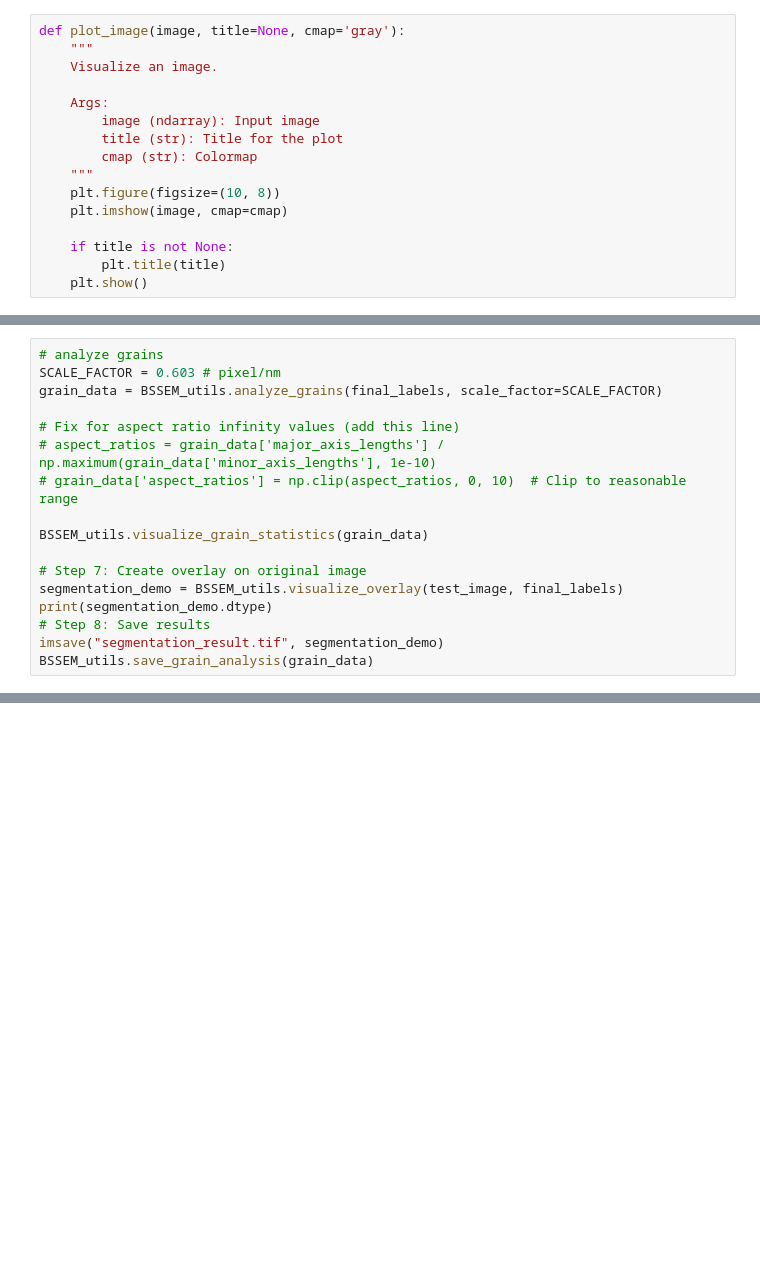
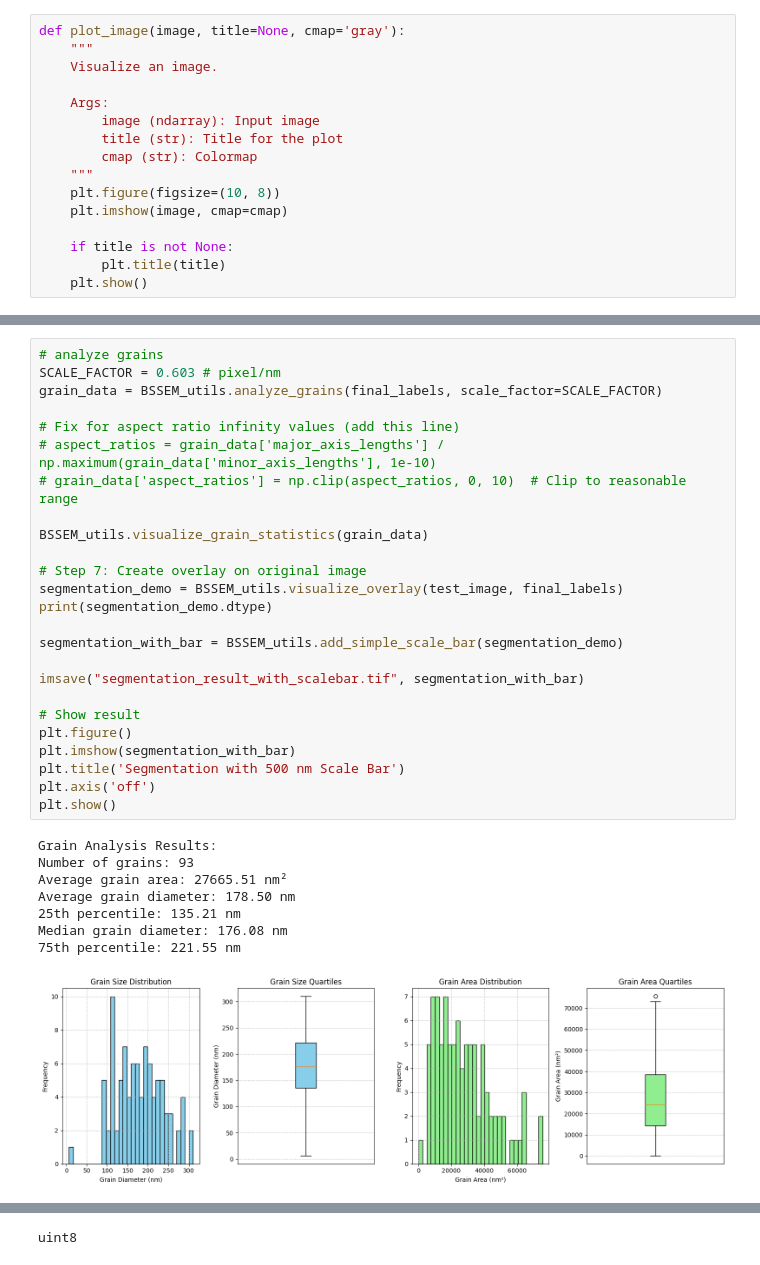
Before and after one commit to Robin-Hsu/SEM_grain_segmentation, a Jupyter notebook: postprocess_analysis.ipynb, the cells around one changed output, grey strips where cells are left out. Saved outputs shown, nothing was run; the diff lists cells and outputs as text; blank space fills up the shorter version.

```diff
--- a/postprocess_analysis.ipynb
+++ b/postprocess_analysis.ipynb
@@ -69,17 +83,34 @@ BSSEM_utils.visualize_labeled(final_labels)
 # %%
 # analyze grains
 SCALE_FACTOR = 0.603 # pixel/nm
 grain_data = BSSEM_utils.analyze_grains(final_labels, scale_factor=SCALE_FACTOR)
 
 # Fix for aspect ratio infinity values (add this line)
 # aspect_ratios = grain_data['major_axis_lengths'] / np.maximum(grain_data['minor_axis_lengths'], 1e-10)
 # grain_data['aspect_ratios'] = np.clip(aspect_ratios, 0, 10)  # Clip to reasonable range
 
 BSSEM_utils.visualize_grain_statistics(grain_data)
 
 # Step 7: Create overlay on original image
 segmentation_demo = BSSEM_utils.visualize_overlay(test_image, final_labels)
 print(segmentation_demo.dtype)
-# Step 8: Save results
-imsave("segmentation_result.tif", segmentation_demo)
-BSSEM_utils.save_grain_analysis(grain_data)
+
+segmentation_with_bar = BSSEM_utils.add_simple_scale_bar(segmentation_demo)
+
+imsave("segmentation_result_with_scalebar.tif", segmentation_with_bar)
+
+# Show result
+plt.figure()
+plt.imshow(segmentation_with_bar)
+plt.title('Segmentation with 500 nm Scale Bar')
+plt.axis('off')
+plt.show()
+# %% [output]
+Grain Analysis Results:
+Number of grains: 93
+Average grain area: 27665.51 nm²
+Average grain diameter: 178.50 nm
+25th percentile: 135.21 nm
+Median grain diameter: 176.08 nm
+75th percentile: 221.55 nm
+[figure, added]
@@ -85,0 +118 @@ BSSEM_utils.save_grain_analysis(grain_data)
+uint8
```
Also changed, not shown: parts of 7 cells of this notebook, 1 other file.
